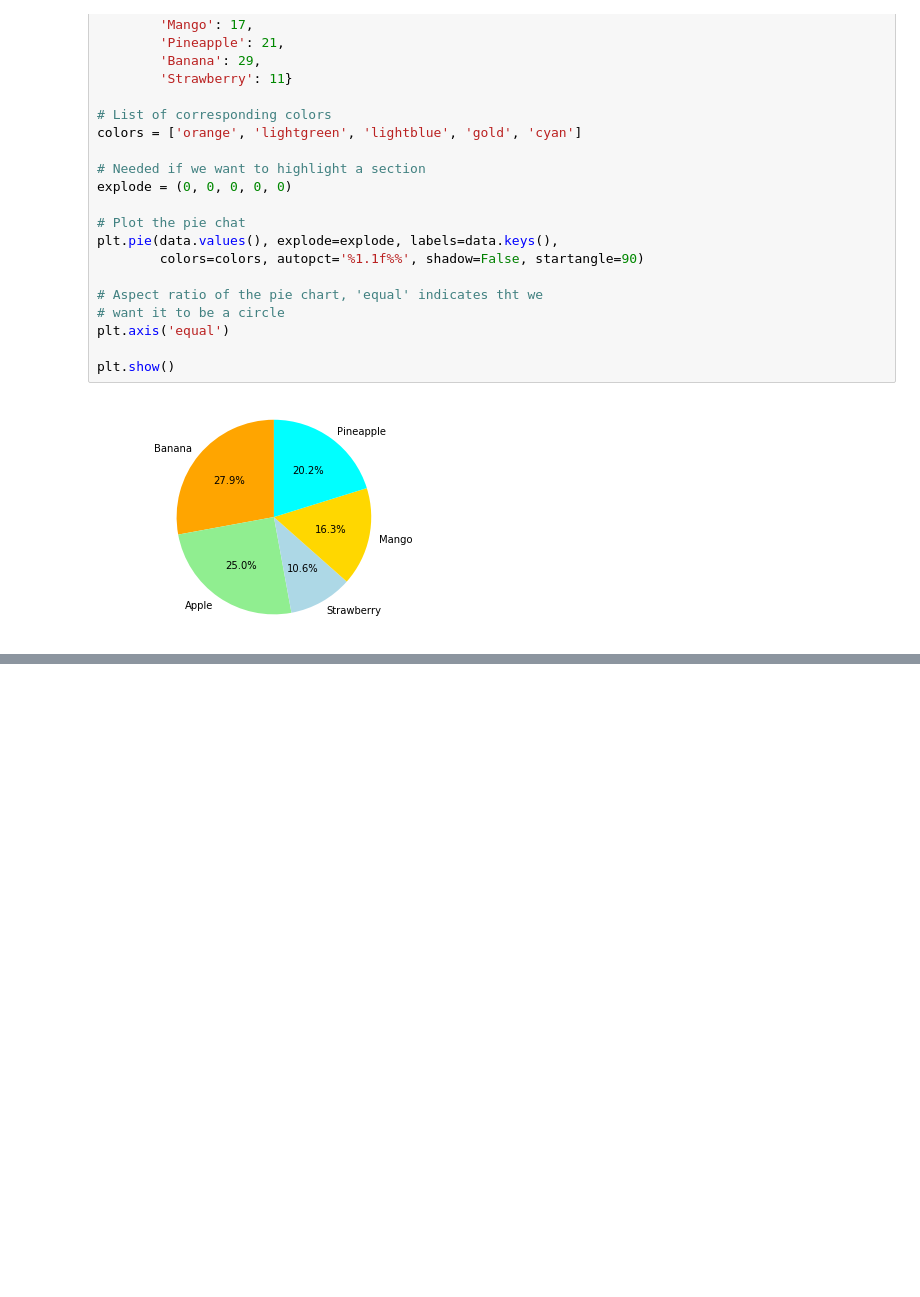
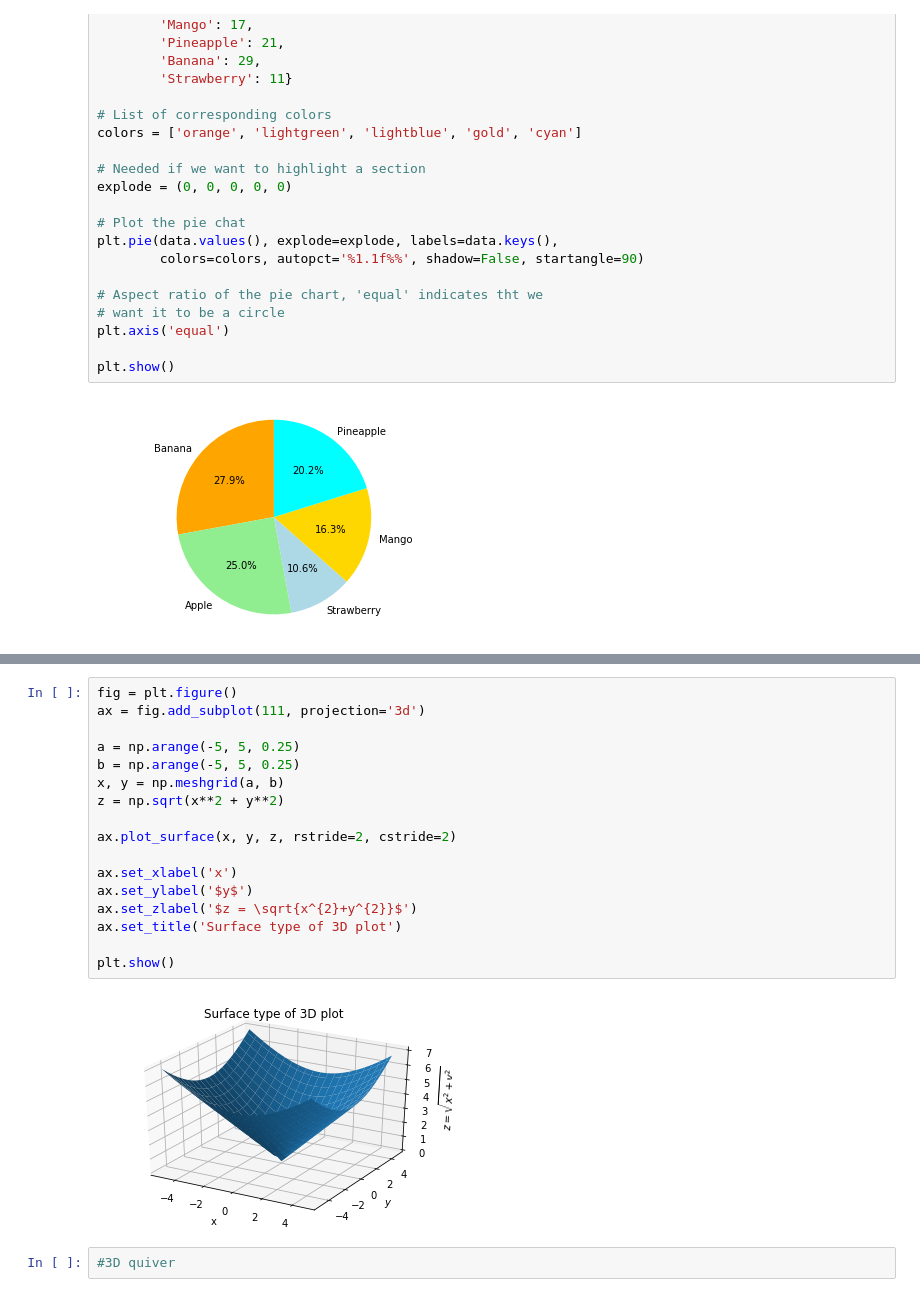
Before and after one commit to cyrsis/TensorflowPY36CPU, a Jupyter notebook: _14_Plot/Matplot.ipynb, the cells around one changed output, grey strips where cells are left out. Drawn from its saved outputs; the diff is of its cells as text; blank space fills up the shorter version.

```diff
--- a/_14_Plot/Matplot.ipynb
+++ b/_14_Plot/Matplot.ipynb
@@ -173,0 +191,21 @@ plt.show()
+# %%
+fig = plt.figure()
+ax = fig.add_subplot(111, projection='3d')
+
+a = np.arange(-5, 5, 0.25)
+b = np.arange(-5, 5, 0.25)
+x, y = np.meshgrid(a, b)
+z = np.sqrt(x**2 + y**2)
+
+ax.plot_surface(x, y, z, rstride=2, cstride=2)
+
+ax.set_xlabel('x')
+ax.set_ylabel('$y$')
+ax.set_zlabel('$z = \sqrt{x^{2}+y^{2}}$')
+ax.set_title('Surface type of 3D plot')
+
+plt.show()
+# %% [output]
+[figure, added]
+# %%
+#3D quiver
```
Also changed, not shown: parts of 14 cells of this notebook, 5 other files.
